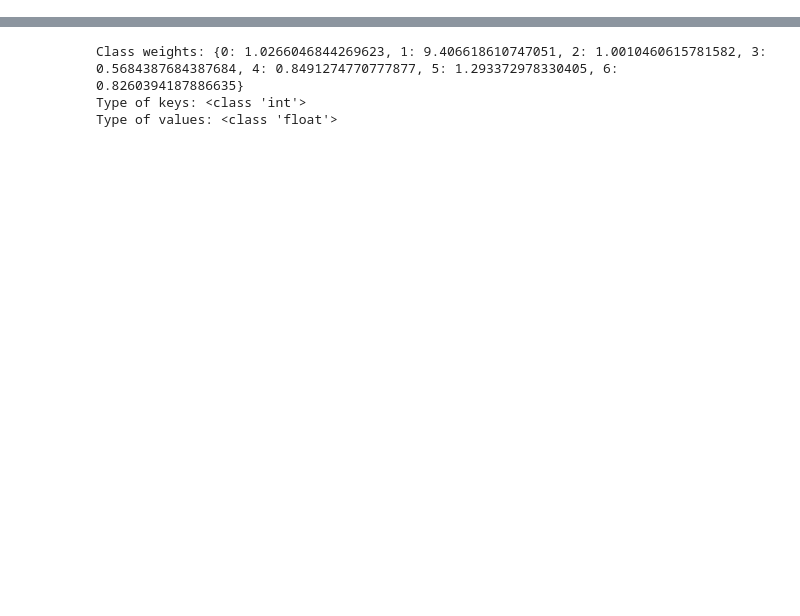
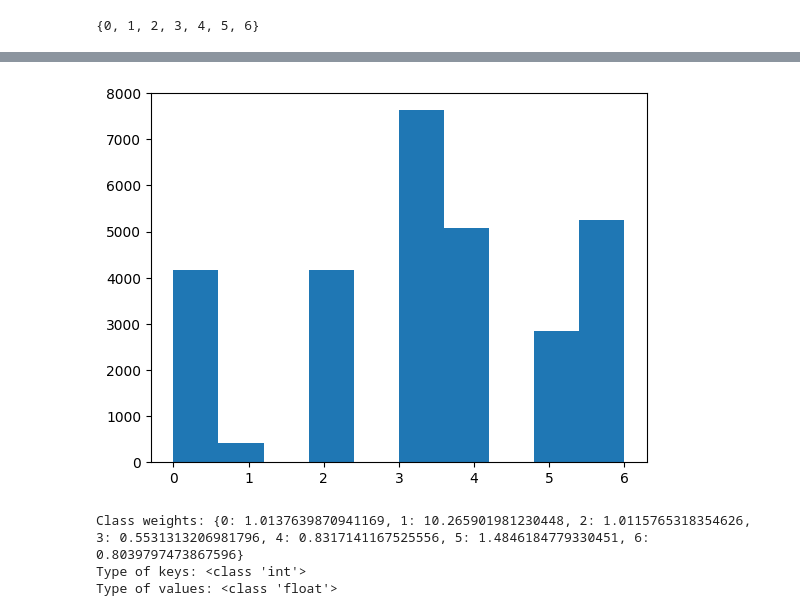
Before and after one commit to RnLe/MachineLearning, a Jupyter notebook: emotions_facial/main.ipynb, the cells around one changed output, grey strips where cells are left out. Saved outputs shown, nothing was run; the diff lists cells and outputs as text; code cells hidden in the pictures; blank space fills up the shorter version.

```diff
--- a/emotions_facial/main.ipynb
+++ b/emotions_facial/main.ipynb
@@ -282,0 +292,22 @@ Image dtype: <dtype: 'float32'>, Label dtype: <dtype: 'int32'>
+# %%
+import dataloader
+
+train_ds, test_ds = dataloader.load(train_dir, test_dir)
+
+combined_train_ds = train_ds
+augmented_train_ds = None
+# Augment dataset
+# for i in range(0):
+#     augmented_train_ds = train_ds.map(augment, num_parallel_calls=tf.data.experimental.AUTOTUNE)
+
+#     # Combine original and augmented datasets
+#     combined_train_ds = combined_train_ds.concatenate(augmented_train_ds)
+
+# Shuffle, batch, and prefetch
+combined_train_ds = combined_train_ds.shuffle(512).batch(64).prefetch(tf.data.experimental.AUTOTUNE).cache()
+test_ds = test_ds.batch(64).prefetch(tf.data.experimental.AUTOTUNE).cache()
+
+# Print one image (to confirm whether the images are represented as 48x48x1 tensors)
+for img, label in combined_train_ds.take(1):
+    print(f"Image shape: {img.shape}, Label dtype: {label.dtype}")
+    print(f"Image dtype: {img.dtype}, Label dtype: {label.dtype}")
@@ -283,5 +320,5 @@ Image dtype: <dtype: 'float32'>, Label dtype: <dtype: 'int32'>
 # %%
 # Print one image (to confirm whether the images are represented as 48x48x1 tensors)
-for img, label in augmented_train_ds.take(1):
-    print(f"Image shape: {img.shape}, Label dtype: {label.dtype}")
-    print(f"Image dtype: {img.dtype}, Label dtype: {label.dtype}")
+#for img, label in augmented_train_ds.take(1):
+#    print(f"Image shape: {img.shape}, Label dtype: {label.dtype}")
+#    print(f"Image dtype: {img.dtype}, Label dtype: {label.dtype}")
@@ -350,3 +386,9 @@ for i, c in enumerate(classes):
             # img = cv2.resize(img, (48, 48))
             # x_train.append(img)
             y_train.append(i)
+# %%
+print(set(y_train))
+plt.hist(y_train)
+plt.show()
+# %% [output]
+{0, 1, 2, 3, 4, 5, 6}
@@ -353,3 +396,4 @@ for i, c in enumerate(classes):
+[figure, added]
 # %%
 y_train_encoded = tf.keras.utils.to_categorical(y_train, num_classes=7)
 
@@ -371,7 +415,7 @@ print("Type of keys:", type(list(class_weights_dict.keys())[0]))
 # Print the type of values in the dictionary
 print("Type of values:", type(list(class_weights_dict.values())[0]))
 # %% [output]
-Class weights: {0: 1.0266046844269623, 1: 9.406618610747051, 2: 1.0010460615781582, 3: 0.5684387684387684, 4: 0.8491274770777877, 5: 1.293372978330405, 6: 0.8260394187886635}
+Class weights: {0: 1.0137639870941169, 1: 10.265901981230448, 2: 1.0115765318354626, 3: 0.5531313206981796, 4: 0.8317141167525556, 5: 1.4846184779330451, 6: 0.8039797473867596}
 Type of keys: <class 'int'>
 Type of values: <class 'float'>
 # %%
```
Also changed, not shown: parts of 22 cells of this notebook, 7 other files.
